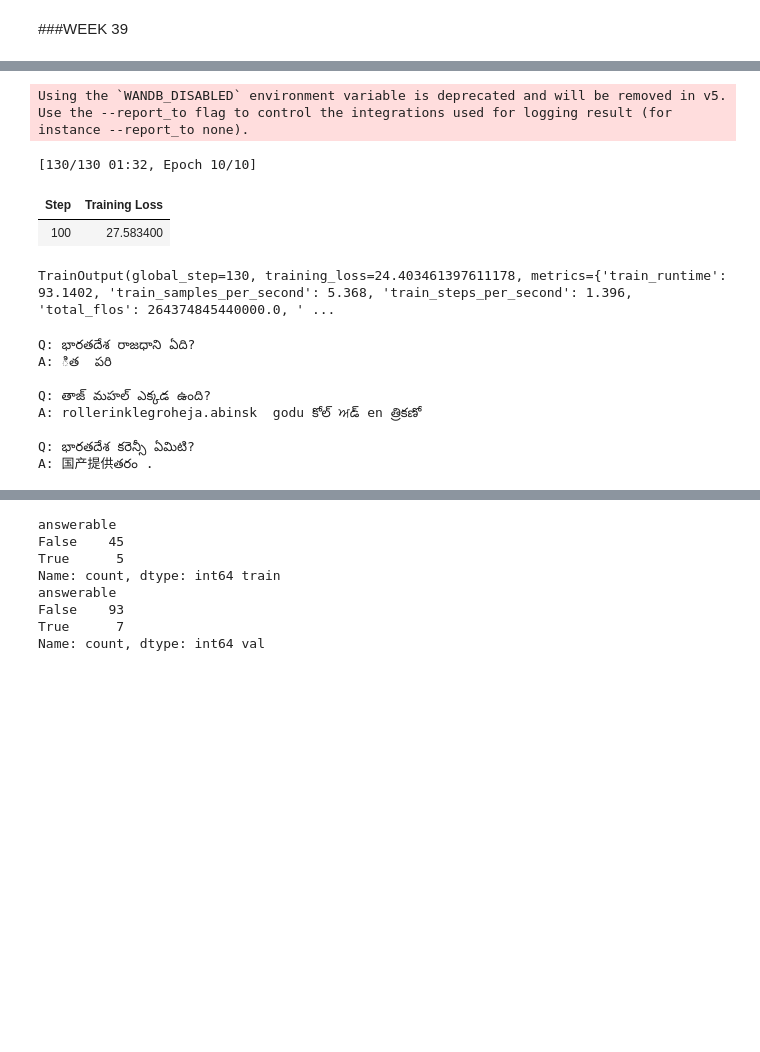
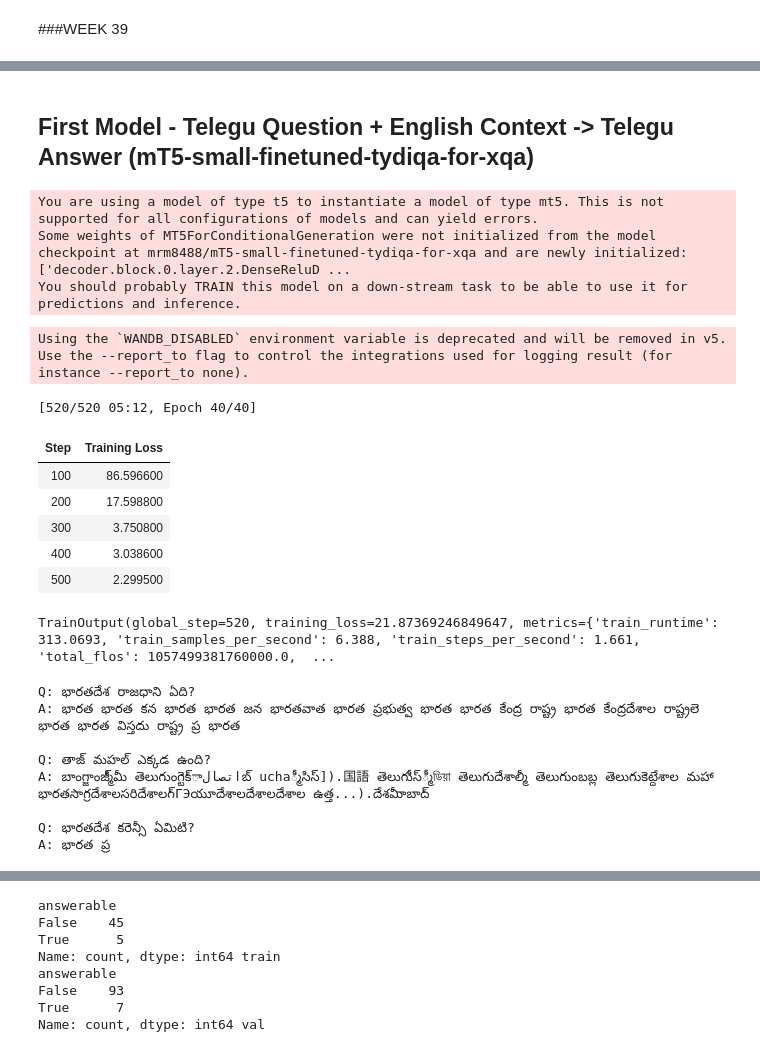
Before and after one commit to mrc300/NLP-Project, a Jupyter notebook: week39.ipynb, the cells around one changed output, grey strips where cells are left out. Saved outputs shown, nothing was run; the diff lists cells and outputs as text; code cells hidden in the pictures; blank space fills up the shorter version.

```diff
--- a/week39.ipynb
+++ b/week39.ipynb
@@ -42,13 +83,15 @@ Validation dataset size: 100
+# %% [markdown]
+## First Model - Telegu Question + English Context -> Telegu Answer (mT5-small-finetuned-tydiqa-for-xqa)
 # %%
 from datasets import Dataset
 from transformers import T5Tokenizer, MT5ForConditionalGeneration, TrainingArguments, Trainer
 
-
+#Fine-tuning mt5-small-l-finetuned-tydiqa-for-xqa to generate Telugu answers using tTelugu question and english context as input.
 
 # Loading pretrained model and tokenizer
 
 
-model_name =  "google/mt5-small"
+model_name =  "mrm8488/mT5-small-finetuned-tydiqa-for-xqa"
 
 tokenizer = T5Tokenizer.from_pretrained(model_name)
 model = MT5ForConditionalGeneration.from_pretrained(model_name)
@@ -69,38 +112,45 @@ def preprocess(examples):
 
 tokenized_train = train_dataset.map(preprocess, batched=True)
 tokenized_val = val_dataset.map(preprocess, batched=True)
 
 
 training_args = TrainingArguments(
     output_dir="./mt5_te_en_to_te",
     do_eval=True,
     eval_steps=500,
     save_steps=500,
     learning_rate=2e-4,
     per_device_train_batch_size=4,
     per_device_eval_batch_size=4,
-    num_train_epochs=10,
+    num_train_epochs=40,
     weight_decay=0.01,
     save_total_limit=2,
     logging_steps=100,
     prediction_loss_only=True
 )
 
 trainer = Trainer(
     model=model,
     args=training_args,
     train_dataset=tokenized_train,
     eval_dataset=tokenized_val,
     tokenizer=tokenizer,
 )
 
 trainer.train()
 # %% [output]
-Using the `WANDB_DISABLED` environment variable is deprecated and will be removed in v5. Use the --report_to flag to control the integrations used for logging result (for instance --report_to none).
+You are using a model of type t5 to instantiate a model of type mt5. This is not supported for all configurations of models and can yield errors.
+Some weights of MT5ForConditionalGeneration were not initialized from the model checkpoint at mrm8488/mT5-small-finetuned-tydiqa-for-xqa and are newly initialized: ['decoder.block.0.layer.2.DenseReluD ...
+You should probably TRAIN this model on a down-stream task to be able to use it for predictions and inference.
-[130/130 01:32, Epoch 10/10]
+Using the `WANDB_DISABLED` environment variable is deprecated and will be removed in v5. Use the --report_to flag to control the integrations used for logging result (for instance --report_to none).
+[520/520 05:12, Epoch 40/40]
 | Step | Training Loss |
-| 100 | 27.583400 |
+| 100 | 86.596600 |
+| 200 | 17.598800 |
+| 300 | 3.750800 |
+| 400 | 3.038600 |
+| 500 | 2.299500 |
-TrainOutput(global_step=130, training_loss=24.403461397611178, metrics={'train_runtime': 93.1402, 'train_samples_per_second': 5.368, 'train_steps_per_second': 1.396, 'total_flos': 264374845440000.0, ' ...
+TrainOutput(global_step=520, training_loss=21.87369246849647, metrics={'train_runtime': 313.0693, 'train_samples_per_second': 6.388, 'train_steps_per_second': 1.661, 'total_flos': 1057499381760000.0,  ...
 # %%
 import torch
 import re
@@ -126,13 +176,13 @@ for q, c in examples:
     print(f"Q: {q}\nA: {cleaned}\n")
 # %% [output]
 Q: భారతదేశ రాజధాని ఏది?
-A: ిత  పరి
+A: భారత భారత కన భారత భారత జన భారతవాత భారత ప్రభుత్వ భారత భారత కేంద్ర రాష్ట్ర భారత కేంద్రదేశాల రాష్ట్రలె భారత భారత విస్తదు రాష్ట్ర ప్ర భారత
 
 Q: తాజ్ మహల్ ఎక్కడ ఉంది?
-A: rollerinklegroheja.abinsk  godu కోల్ ਅడ్ en త్రికణో
+A: బాంగ్జాంజ్మీ్మీ తెలుగుంగ్టెక్اتصالాబ్ ucha్మీసిస్]).国語 తెలుగుీస్్మీডিয়া తెలుగుదేశాల్మీ తెలుగుంబబ్ల తెలుగుకెట్దేశాల మహా భారతసాగ్రదేశాలసరిదేశాలగ్ГЭయూదేశాలదేశాలదేశాల ఉత్త...).దేశమీాబాద్
 
 Q: భారతదేశ కరెన్సీ ఏమిటి?
-A: 国产提供తరం .
+A: భారత ప్ర
 # %%
 #!pip install evaluate sacrebleu rouge_score
 import evaluate
```
Also changed, not shown: parts of 20 cells of this notebook.
